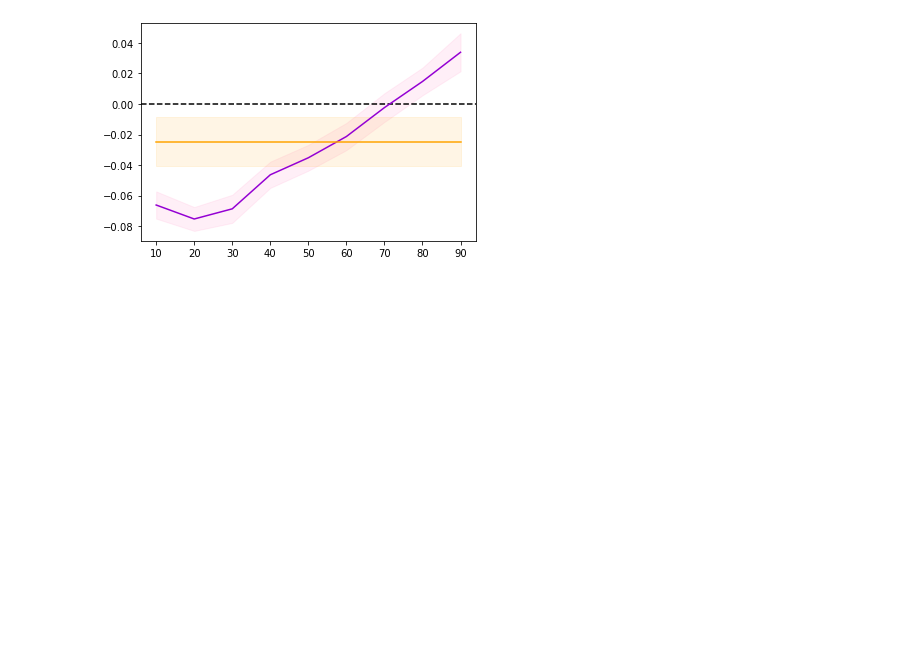
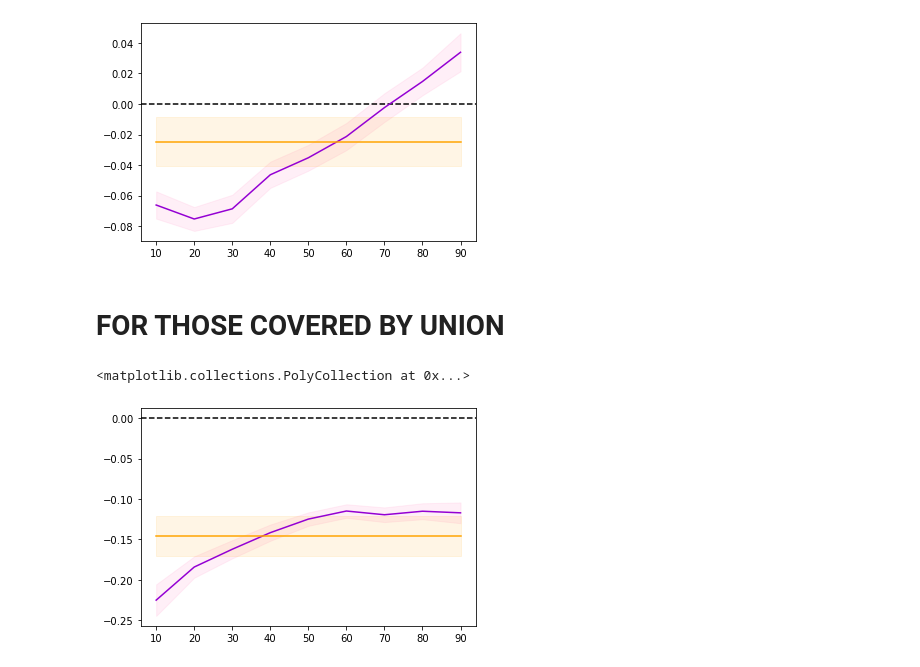
Before and after one commit to aadsouza/econ499, a Jupyter notebook: code/rifdistributionplots.ipynb, the cells around one changed output. Saved outputs shown, nothing was run; the diff lists cells and outputs as text; code cells hidden in the pictures; blank space fills up the shorter version.

```diff
--- a/code/rifdistributionplots.ipynb
+++ b/code/rifdistributionplots.ipynb
@@ -251,3 +252,23 @@ ax.fill_between(nblackwom_treat.percentile, nblackwom_treat.lbols, nblackwom_tre
 # %% [output]
 <matplotlib.collections.PolyCollection at 0x...>
 [figure]
+# %% [markdown]
+# FOR THOSE COVERED BY UNION
+# %%
+#Black wage penalty for all men covered by union along distribution
+ublackmen = umen[umen.name.str.startswith("um_blackrelwhite")]
+ublackmen["percentile"] = ublackmen["name"].str.strip().str[-2:].astype(int)
+
+ublackmen["ols"] = -.1455105
+ublackmen["lbols"] = -.1702007
+ublackmen["ubols"] = -.1208204
+
+fig, ax = plt.subplots()
+ax.axhline(y = 0, color = "black", linestyle ="--")
+ax.plot(ublackmen.percentile, ublackmen.coef, color = "darkviolet")
+ax.fill_between(ublackmen.percentile, ublackmen.lb, ublackmen.ub, color = "hotpink", alpha = 0.1)
+ax.plot(ublackmen.percentile, ublackmen.ols, color = "orange")
+ax.fill_between(ublackmen.percentile, ublackmen.lbols, ublackmen.ubols, alpha = 0.1, color = "orange")
+# %% [output]
+<matplotlib.collections.PolyCollection at 0x...>
+[figure, added]
```
Also changed, not shown: parts of 6 cells of this notebook.
